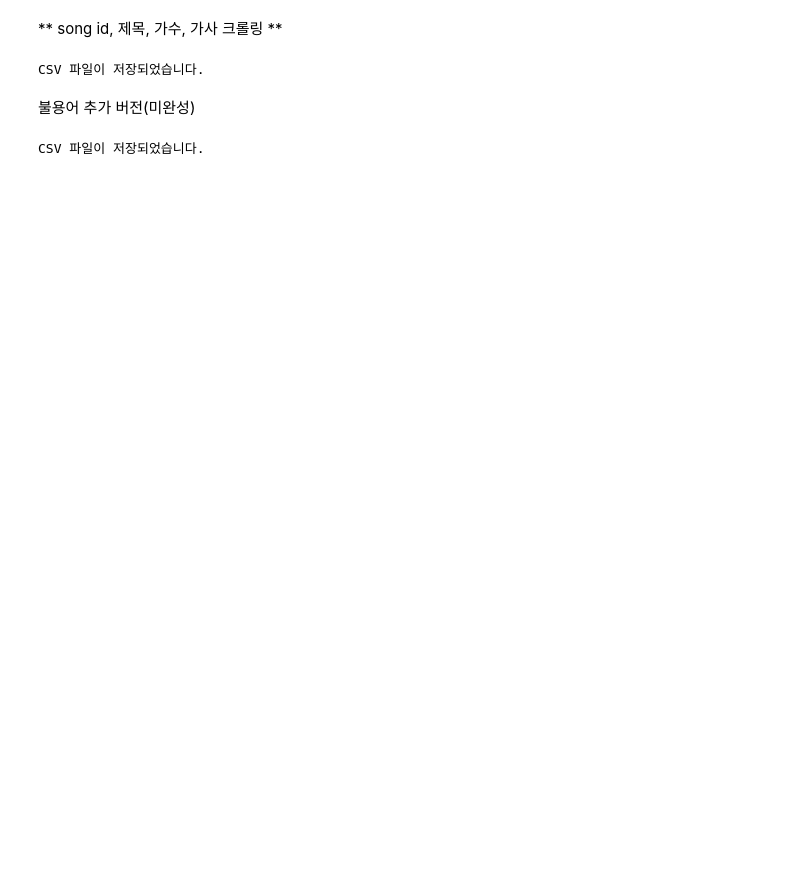
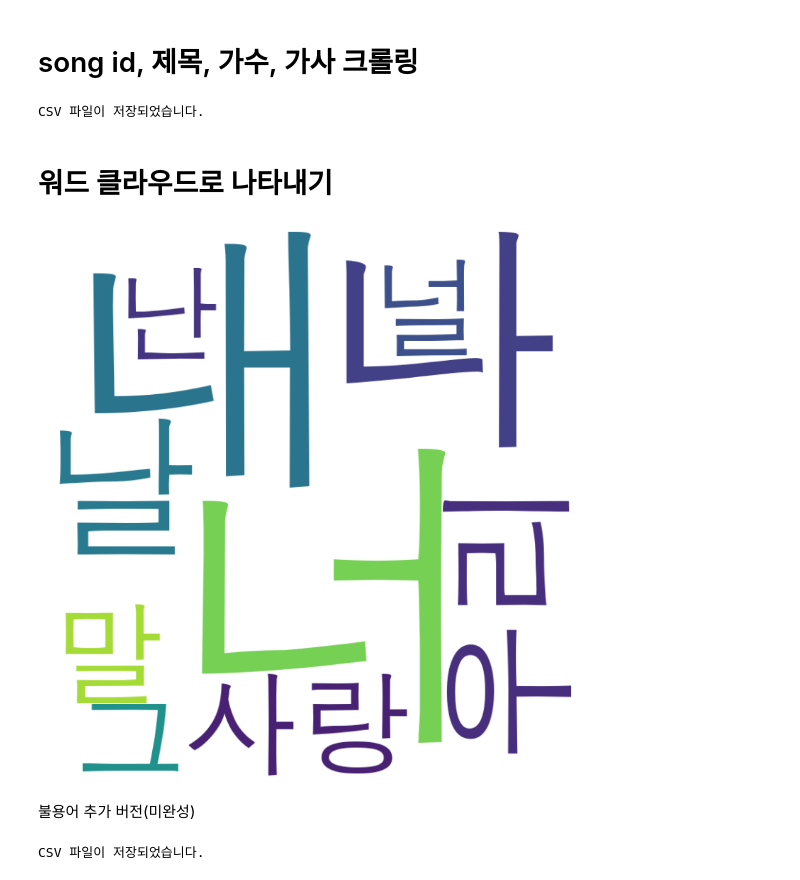
Before and after one commit to JeongWook-Kwon/OpenSourceSW, a Jupyter notebook: crawl-test.ipynb, the cells around one changed output. Drawn from its saved outputs; the diff is of its cells as text; code cells hidden in the pictures; blank space fills up the shorter version.

Commit message:
test_wordcloud_불용어 미포함

```diff
--- a/crawl-test.ipynb
+++ b/crawl-test.ipynb
@@ -1,5 +1,5 @@
 # %% [markdown]
-** song id, 제목, 가수, 가사 크롤링 **
+# song id, 제목, 가수, 가사 크롤링
 # %%
 import requests
 from bs4 import BeautifulSoup
@@ -58,6 +63,41 @@ df.to_csv('melon_top_100_with_lyrics.csv', index=False, encoding='utf-8-sig')
 print("CSV 파일이 저장되었습니다.")
 # %% [output]
 CSV 파일이 저장되었습니다.
+# %% [markdown]
+# 워드 클라우드로 나타내기
+# %%
+import pandas as pd
+from konlpy.tag import Okt
+from collections import Counter
+import matplotlib.pyplot as plt
+from wordcloud import WordCloud
+
+# 데이터 로드
+df = pd.read_csv('melon_top_100_with_lyrics.csv')
+
+# 가사 데이터를 하나의 텍스트로 결합
+lyrics_text = " ".join(df['Lyrics'].dropna().tolist())
+
+# 한글 형태소 분석기 Okt 사용
+okt = Okt()
+nouns = okt.nouns(lyrics_text)  # 명사만 추출
+
+# 명사 빈도수 카운트
+count = Counter(nouns)
+
+# 많이 사용된 단어 추출 (상위 10개)
+most_common_nouns = dict(count.most_common(10))
+
+# 워드클라우드 생성
+wordcloud = WordCloud(font_path='/Library/Fonts/AppleGothic.ttf', width=800, height=800, background_color='white').generate_from_frequencies(most_common_nouns)
+
+# 워드클라우드 시각화
+plt.figure(figsize=(10, 10))
+plt.imshow(wordcloud, interpolation='bilinear')
+plt.axis('off')
+plt.show()
+# %% [output]
+[figure, added]
 # %% [markdown]
 불용어 추가 버전(미완성)
 # %%
```
Also changed, not shown: parts of 2 cells of this notebook.
